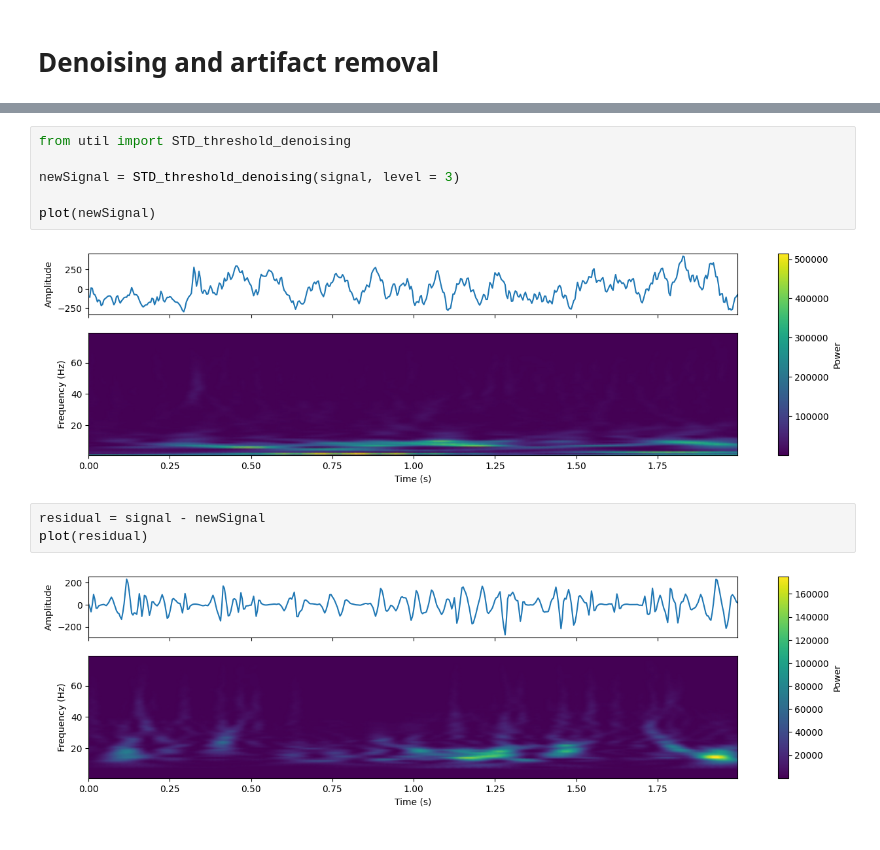
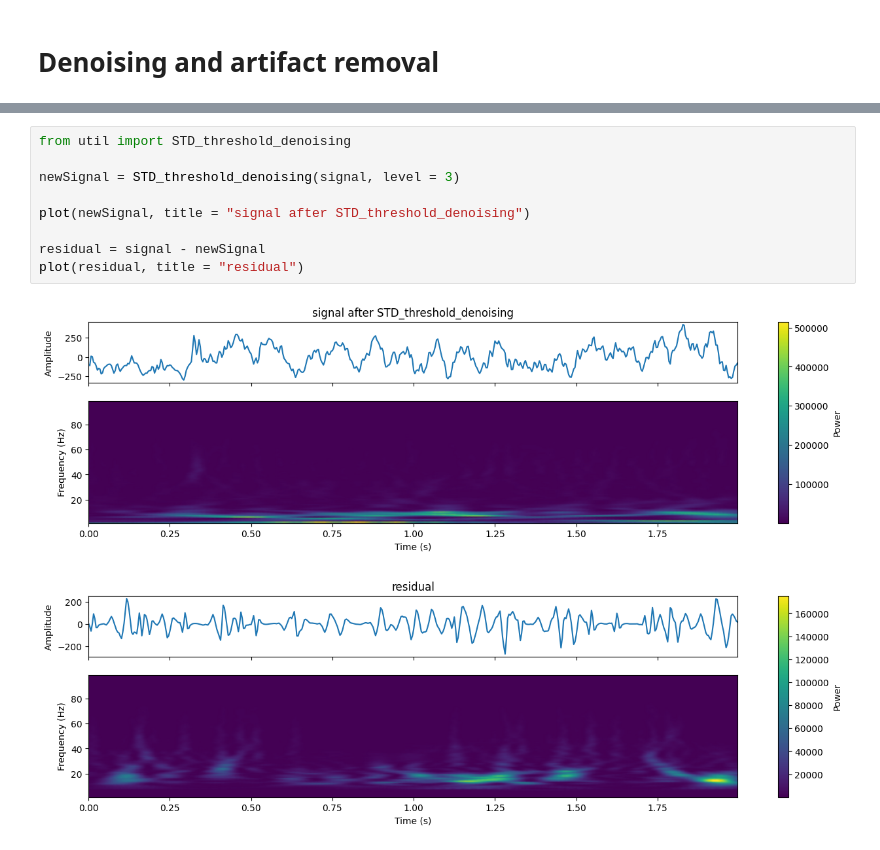
Before and after one commit to IronMax03/seizureDetection, a Jupyter notebook: Experiments/Artifact_Removal/Notebook.ipynb, the cells around one changed output, grey strips where cells are left out. Saved outputs shown, nothing was run; the diff lists cells and outputs as text.

```diff
--- a/Experiments/Artifact_Removal/Notebook.ipynb
+++ b/Experiments/Artifact_Removal/Notebook.ipynb
@@ -72,13 +72,12 @@ plot(residual, title = "residual")
 # %%
 from util import STD_threshold_denoising
 
 newSignal = STD_threshold_denoising(signal, level = 3)
 
-plot(newSignal)
+plot(newSignal, title = "signal after STD_threshold_denoising")
+
+residual = signal - newSignal
+plot(residual, title = "residual")
 # %% [output]
-[figure, old version]
+[figure, new version]
+[figure, added]
-# %%
-residual = signal - newSignal
-plot(residual)
-# %% [output]
-[figure, removed]
```
Also changed, not shown: parts of 3 cells of this notebook, 2 other files.
